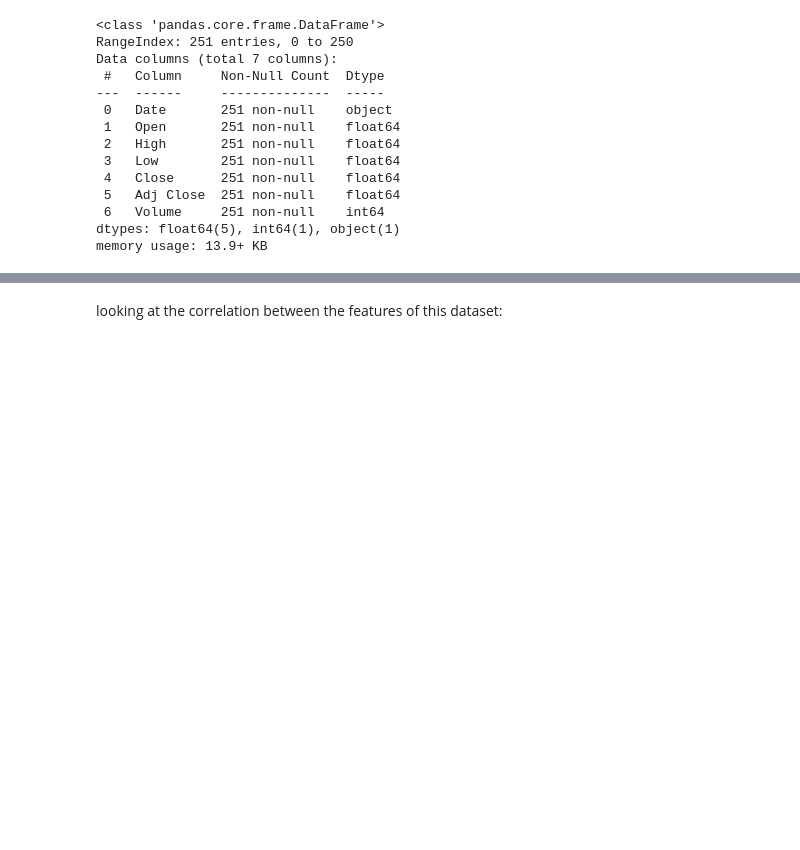
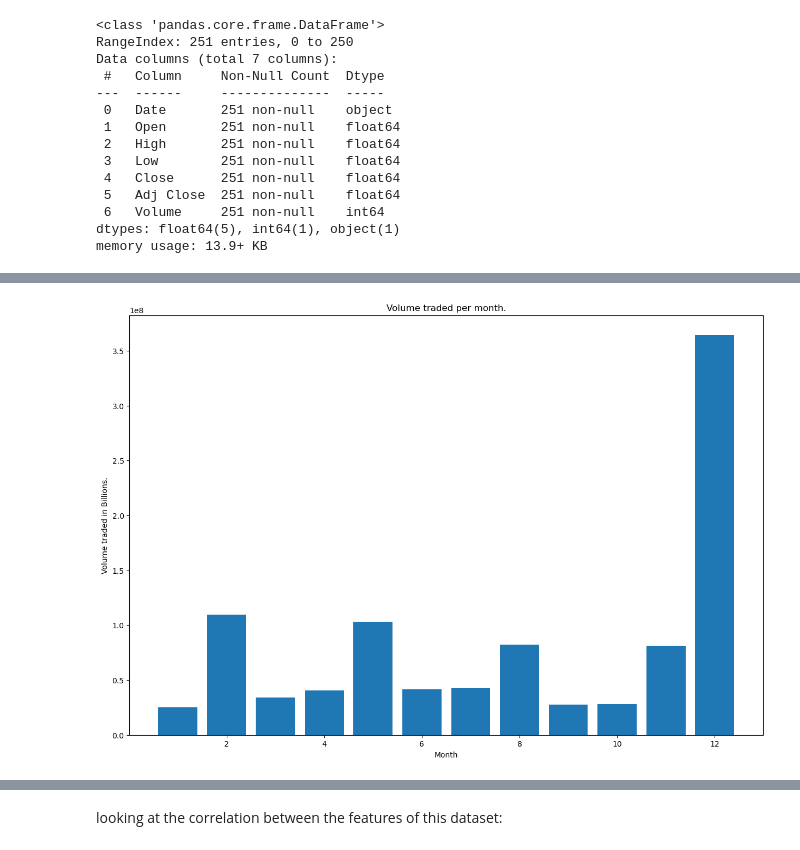
Before and after one commit to Kamuthuj/Uber-stock-prediction, a Jupyter notebook: analysis.ipynb, the cells around one changed output, grey strips where cells are left out. Saved outputs shown, nothing was run; the diff lists cells and outputs as text; code cells hidden in the pictures; blank space fills up the shorter version.

```diff
--- a/analysis.ipynb
+++ b/analysis.ipynb
@@ -102 +119,12 @@ array([[<Axes: title={'center': 'Date'}>,
+# %%
+plt.figure(figsize=(15,10))
+plt.bar(df["Month"],df["Volume"])
+plt.xlabel("Month")
+plt.ylabel("Volume traded in Billions.")
+plt.title("Volume traded per month.")
+plt.savefig("Volume per month.")
+
+plt.show()
+# %% [output]
+[figure, added]
 # %%
```
Also changed, not shown: parts of 24 cells of this notebook.
